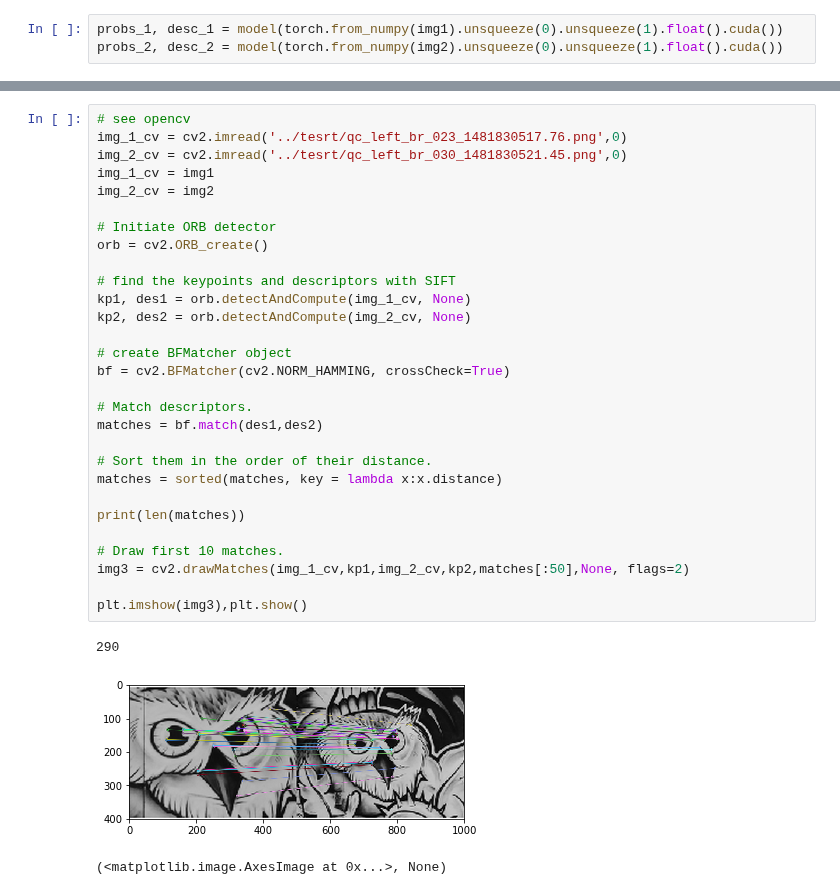
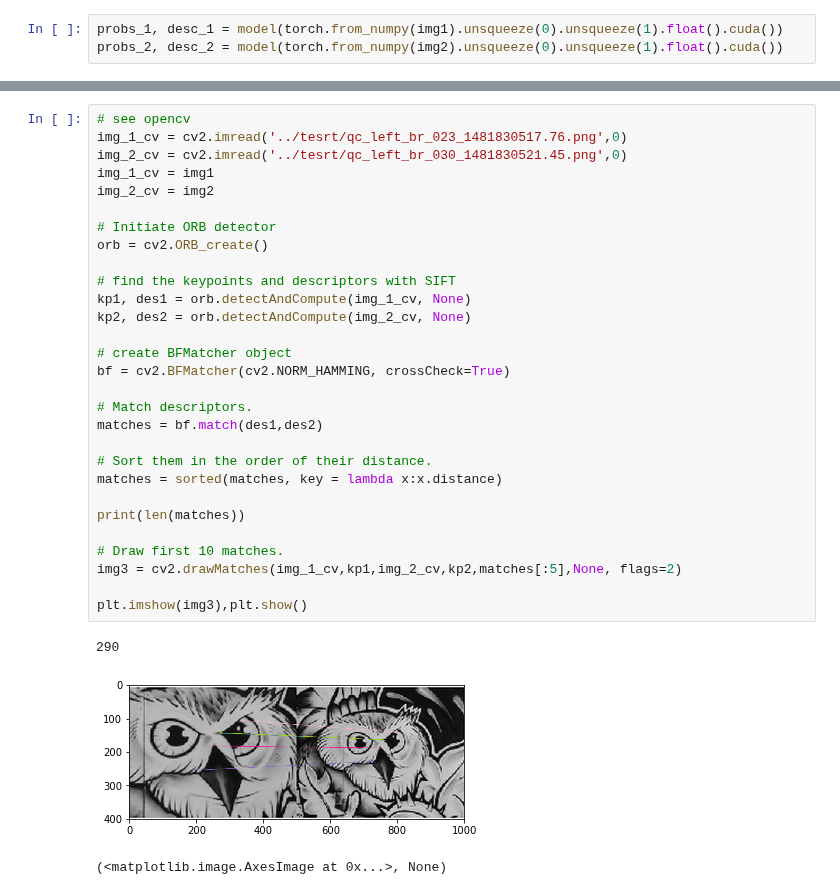
Before and after one commit to srini-cmu/specialized-superpoint, a Jupyter notebook: generate_matches.ipynb, the cells around one changed output, grey strips where cells are left out. Saved outputs shown, nothing was run; the diff lists cells and outputs as text.

```diff
--- a/generate_matches.ipynb
+++ b/generate_matches.ipynb
@@ -121,33 +121,33 @@ plt.plot(py,px,'xy')
 # %%
 # see opencv
 img_1_cv = cv2.imread('../tesrt/qc_left_br_023_1481830517.76.png',0)
 img_2_cv = cv2.imread('../tesrt/qc_left_br_030_1481830521.45.png',0)
 img_1_cv = img1
 img_2_cv = img2
 
 # Initiate ORB detector
 orb = cv2.ORB_create()
 
 # find the keypoints and descriptors with SIFT
 kp1, des1 = orb.detectAndCompute(img_1_cv, None)
 kp2, des2 = orb.detectAndCompute(img_2_cv, None)
 
 # create BFMatcher object
 bf = cv2.BFMatcher(cv2.NORM_HAMMING, crossCheck=True)
 
 # Match descriptors.
 matches = bf.match(des1,des2)
 
 # Sort them in the order of their distance.
 matches = sorted(matches, key = lambda x:x.distance)
 
 print(len(matches))
 
 # Draw first 10 matches.
-img3 = cv2.drawMatches(img_1_cv,kp1,img_2_cv,kp2,matches[:50],None, flags=2)
+img3 = cv2.drawMatches(img_1_cv,kp1,img_2_cv,kp2,matches[:5],None, flags=2)
 
 plt.imshow(img3),plt.show()
 # %% [output]
 290
-[figure, old version]
+[figure, new version]
 (<matplotlib.image.AxesImage at 0x...>, None)
```
Also changed, not shown: parts of 3 cells of this notebook, 2 other files.
